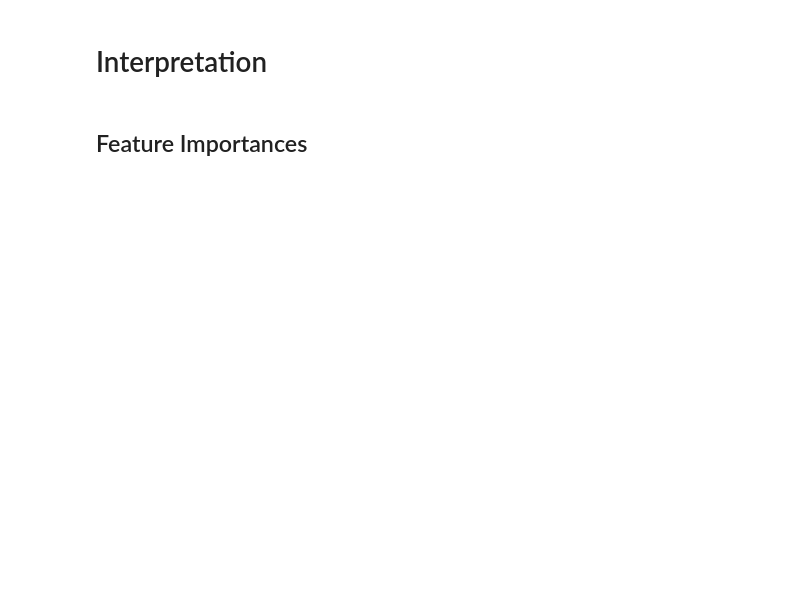
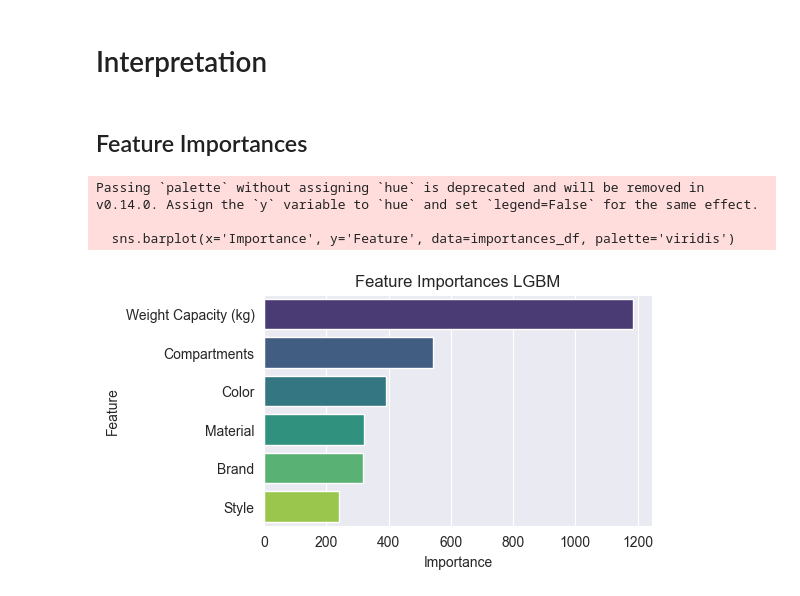
Before and after one commit to CrisLeaf/backpack-prediction, a Jupyter notebook: notebooks/Modeling1.ipynb, the cells around one changed output. Cells and saved outputs as stored; diff of their text form; code cells hidden in the pictures; blank space fills up the shorter version.

Commit message:
agregada la feature importance

```diff
--- a/notebooks/Modeling1.ipynb
+++ b/notebooks/Modeling1.ipynb
@@ -92,3 +111,47 @@ plt.show()
 # Interpretation
 # %% [markdown]
 ## Feature Importances
+# %%
+feature_names = X_train.columns
+importances = lgbm.feature_importances_
+
+importances_df = pd.DataFrame({'Feature': feature_names, 'Importance': importances})
+importances_df = importances_df.sort_values(by='Importance', ascending=False)
+# %%
+def group_importances(df, original_variable):
+    df[f'sub_{original_variable}'] = df['Feature'].apply(lambda x: 1 if original_variable in x else 0)
+
+    style_row = pd.DataFrame({
+        'Feature': [original_variable],
+        'Importance': [df[df[f'sub_{original_variable}'] == 1]['Importance'].sum()],
+        f'sub_{original_variable}': [0]
+    })
+
+    df = pd.concat([df, style_row], axis=0)
+    df.reset_index(inplace=True, drop=True)
+
+    to_drop_rows = df[df[f'sub_{original_variable}'] == 1].index
+    df.drop(to_drop_rows, axis=0, inplace=True)
+    df.drop(columns=f'sub_{original_variable}', inplace=True)
+
+    df.sort_values(by='Importance', ascending=False, inplace=True)
+    df.reset_index(inplace=True, drop=True)
+
+    return df
+# %%
+importances_df = group_importances(importances_df, 'Style')
+importances_df = group_importances(importances_df, 'Color')
+importances_df = group_importances(importances_df, 'Material')
+importances_df = group_importances(importances_df, 'Brand')
+# %%
+plt.figure(figsize=(5, 3))
+sns.barplot(x='Importance', y='Feature', data=importances_df, palette='viridis')
+plt.title('Feature Importances LGBM')
+plt.xlabel('Importance')
+plt.ylabel('Feature')
+plt.show()
+# %% [output]
+Passing `palette` without assigning `hue` is deprecated and will be removed in v0.14.0. Assign the `y` variable to `hue` and set `legend=False` for the same effect.
+
+  sns.barplot(x='Importance', y='Feature', data=importances_df, palette='viridis')
+[figure, added]
```
Also changed, not shown: parts of 10 cells of this notebook.
